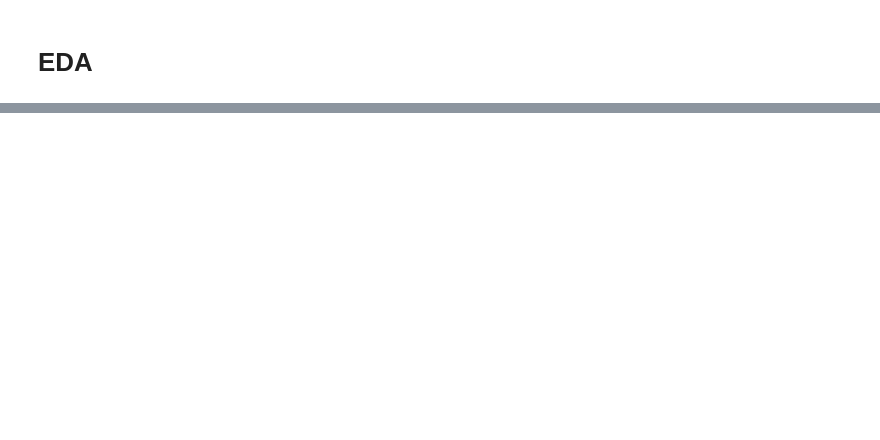
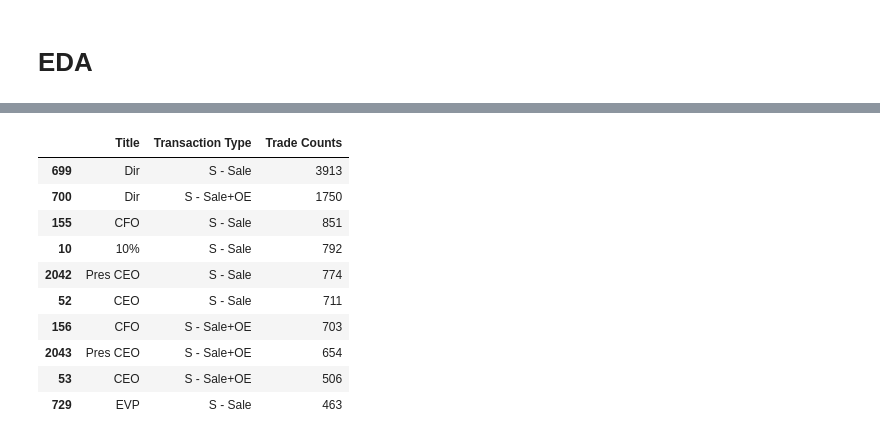
Before and after one commit to CassieCcL/Insider-trades, a Jupyter notebook: Insider-trades.ipynb, the cells around one changed output, grey strips where cells are left out. Saved outputs shown, nothing was run; the diff lists cells and outputs as text; code cells hidden in the pictures; blank space fills up the shorter version.

```diff
--- a/Insider-trades.ipynb
+++ b/Insider-trades.ipynb
@@ -76,0 +97,3 @@ insider_type.head(10)
+# %%
+insider_sale = insider_type[(insider_type["Transaction Type"] == "S - Sale+OE")|(insider_type["Transaction Type"] == "S - Sale")]
+insider_sale.head()
@@ -76,0 +114,6 @@ insider_type.head(10)
+# %%
+insider_sale = insider_sale.groupby("Title", as_index=False).sum("Trade Counts")
+insider_sale.head()
+# plt.figure(figsize=(12,8))
+# ax = sns.barplot(x="Title", y="Trade Counts", data=insider_sale.sort_values(by="Trade Counts", ascending=False).head(10))
+# plt.title("Top 10 sell-offs")
@@ -76,0 +127,15 @@ insider_type.head(10)
+# %%
+new = insider_sale.sort_values(by="Trade Counts", ascending=False)
+new.head(10)
+# %% [output]
+|  | Title | Transaction Type | Trade Counts |
+| 699 | Dir | S - Sale | 3913 |
+| 700 | Dir | S - Sale+OE | 1750 |
+| 155 | CFO | S - Sale | 851 |
+| 10 | 10% | S - Sale | 792 |
+| 2042 | Pres CEO | S - Sale | 774 |
+| 52 | CEO | S - Sale | 711 |
+| 156 | CFO | S - Sale+OE | 703 |
+| 2043 | Pres CEO | S - Sale+OE | 654 |
+| 53 | CEO | S - Sale+OE | 506 |
+| 729 | EVP | S - Sale | 463 |
```
Also changed, not shown: parts of 7 cells of this notebook.
